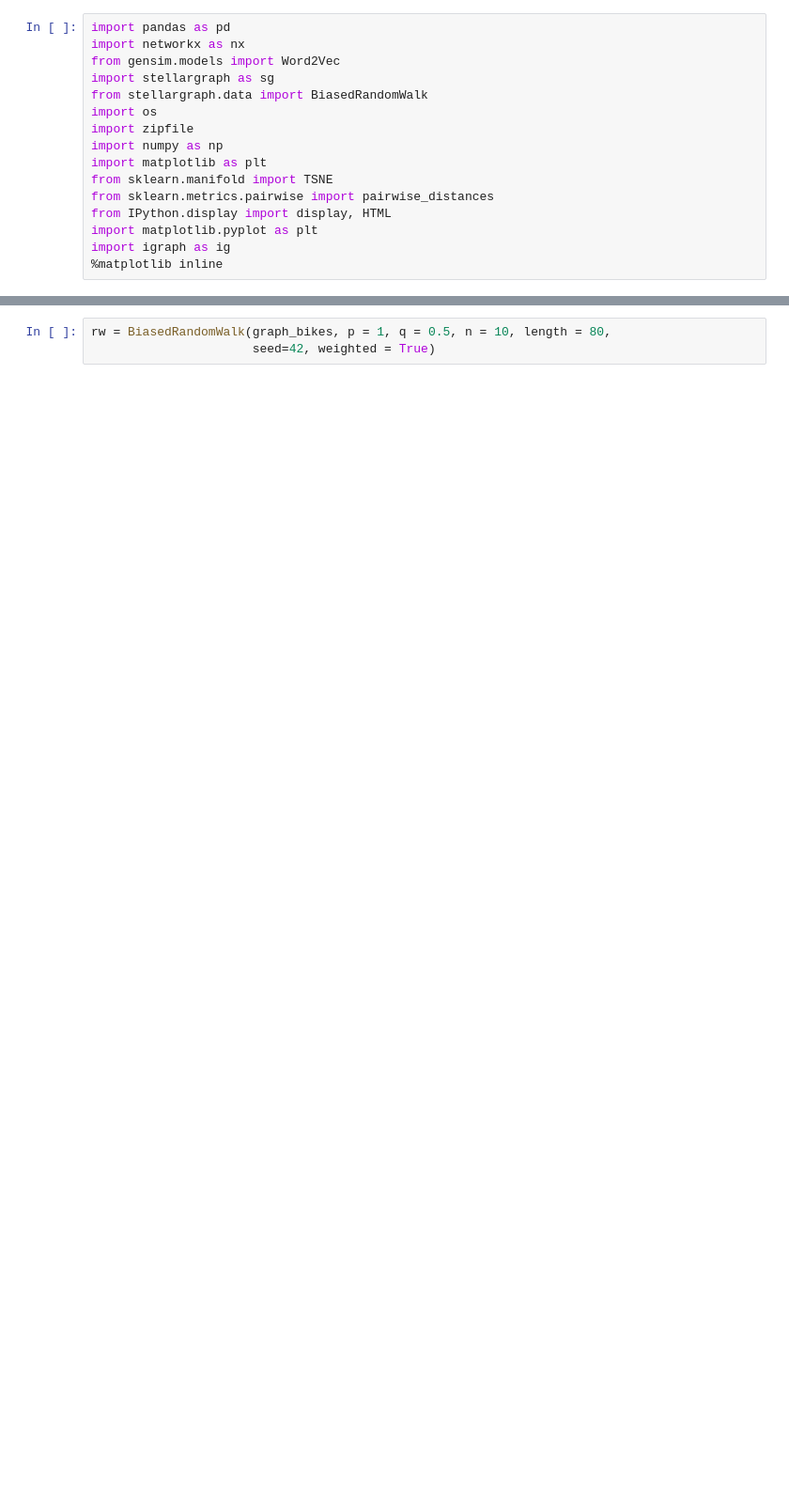
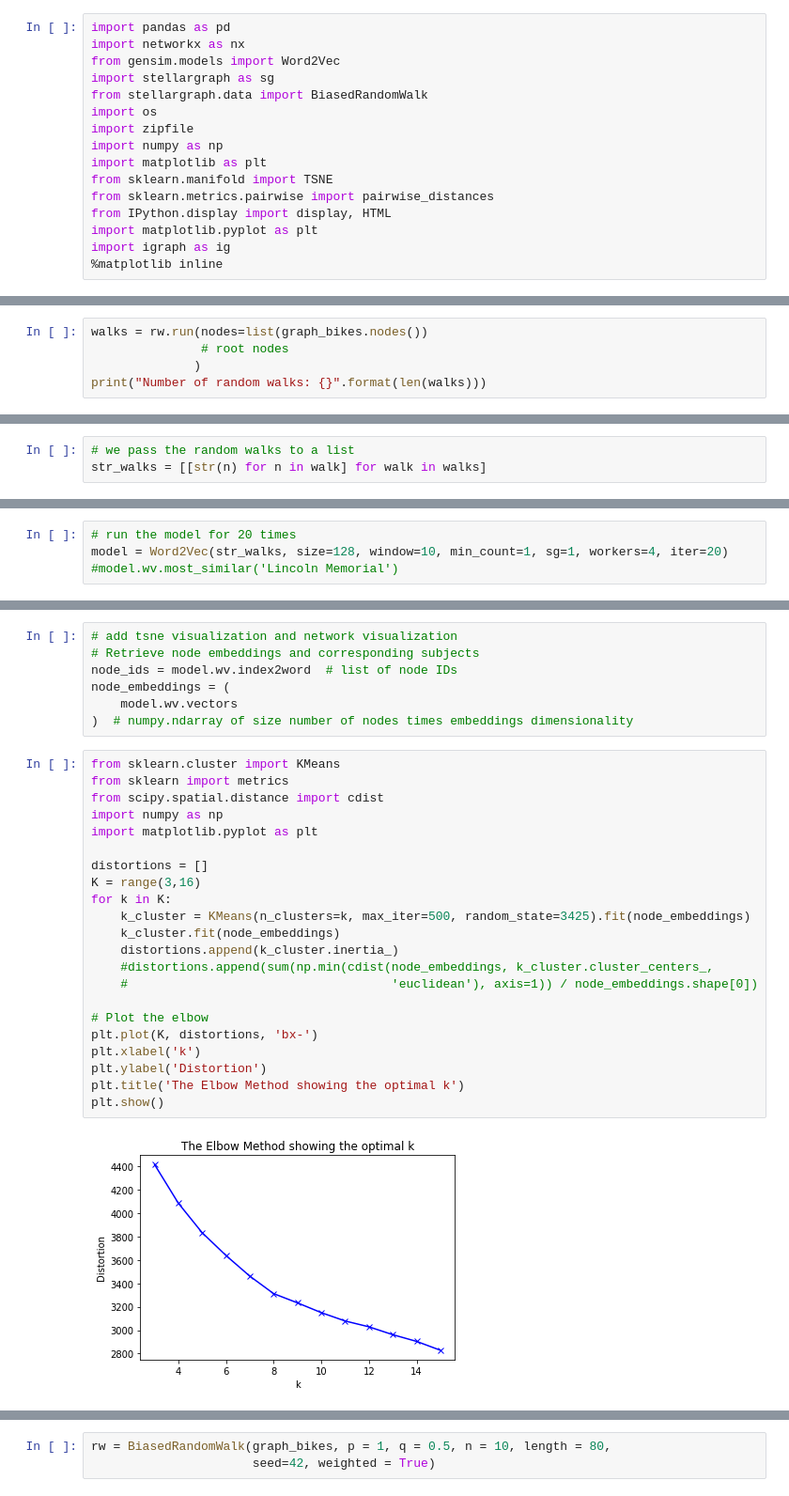
Before and after one commit to jlealtru/website_tutorials, a Jupyter notebook: notebooks/node2vec with capitol bikeshare data.ipynb, the cells around one changed output, grey strips where cells are left out. Shown: that part at 94% size. Drawn from its saved outputs; the diff is of its cells as text; blank space fills up the shorter version.

Commit message:
first final draft of node2vec

```diff
--- a/notebooks/node2vec with capitol bikeshare data.ipynb
+++ b/notebooks/node2vec with capitol bikeshare data.ipynb
@@ -39,0 +50,5 @@ graph_bikes.info()
+# %%
+walks = rw.run(nodes=list(graph_bikes.nodes())
+               # root nodes
+              )
+print("Number of random walks: {}".format(len(walks)))
@@ -39,0 +57,3 @@ graph_bikes.info()
+# %%
+# we pass the random walks to a list
+str_walks = [[str(n) for n in walk] for walk in walks]
@@ -39,0 +83,4 @@ graph_bikes.info()
+# %%
+# run the model for 20 times
+model = Word2Vec(str_walks, size=128, window=10, min_count=1, sg=1, workers=4, iter=20)
+#model.wv.most_similar('Lincoln Memorial')
@@ -39,0 +112,31 @@ graph_bikes.info()
+# %%
+# add tsne visualization and network visualization
+# Retrieve node embeddings and corresponding subjects
+node_ids = model.wv.index2word  # list of node IDs
+node_embeddings = (
+    model.wv.vectors
+)  # numpy.ndarray of size number of nodes times embeddings dimensionality
+# %%
+from sklearn.cluster import KMeans
+from sklearn import metrics
+from scipy.spatial.distance import cdist
+import numpy as np
+import matplotlib.pyplot as plt
+
+distortions = []
+K = range(3,16)
+for k in K:
+    k_cluster = KMeans(n_clusters=k, max_iter=500, random_state=3425).fit(node_embeddings)
+    k_cluster.fit(node_embeddings)
+    distortions.append(k_cluster.inertia_)
+    #distortions.append(sum(np.min(cdist(node_embeddings, k_cluster.cluster_centers_,
+    #                                    'euclidean'), axis=1)) / node_embeddings.shape[0])
+
+# Plot the elbow
+plt.plot(K, distortions, 'bx-')
+plt.xlabel('k')
+plt.ylabel('Distortion')
+plt.title('The Elbow Method showing the optimal k')
+plt.show()
+# %% [output]
+[figure, added]
```
Also changed, not shown: parts of 54 cells of this notebook, 5 other files.
